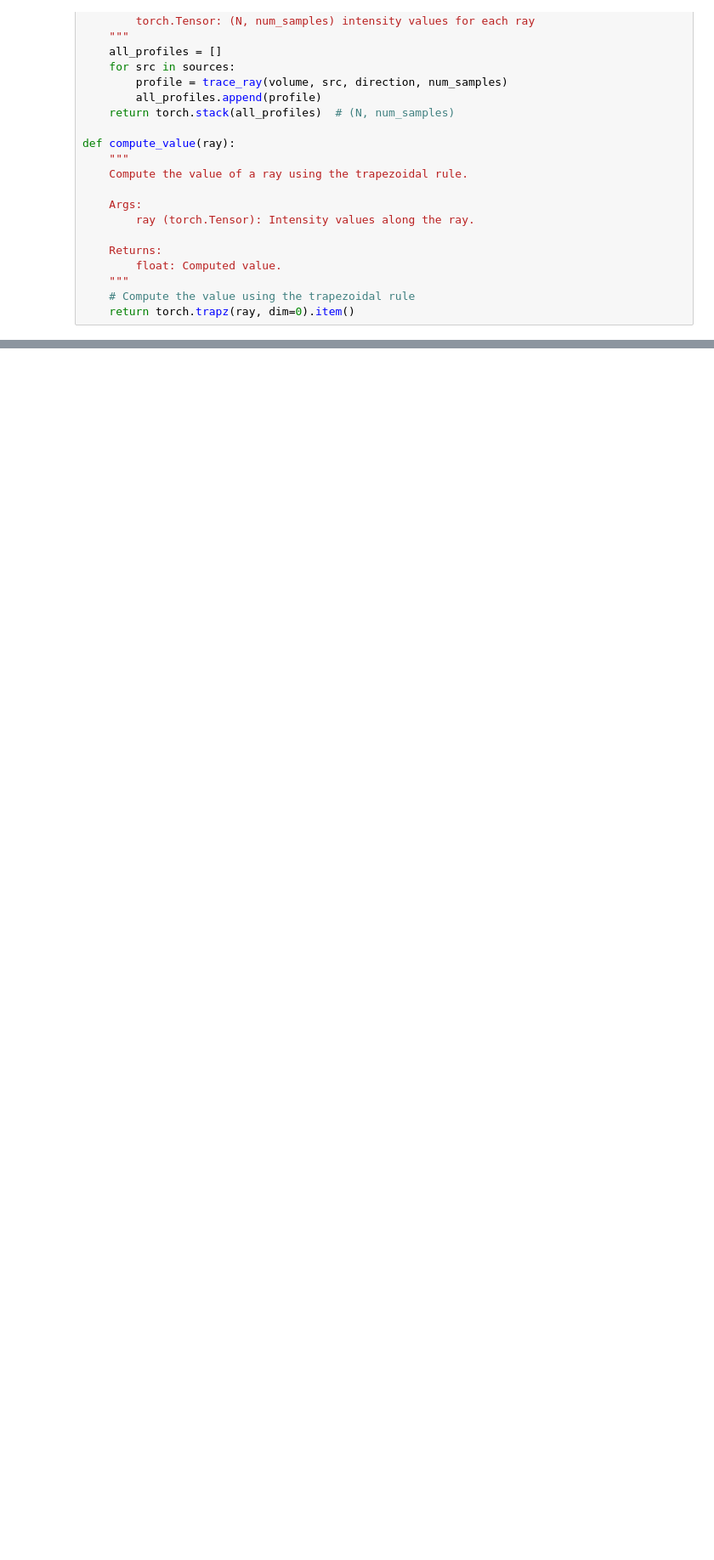
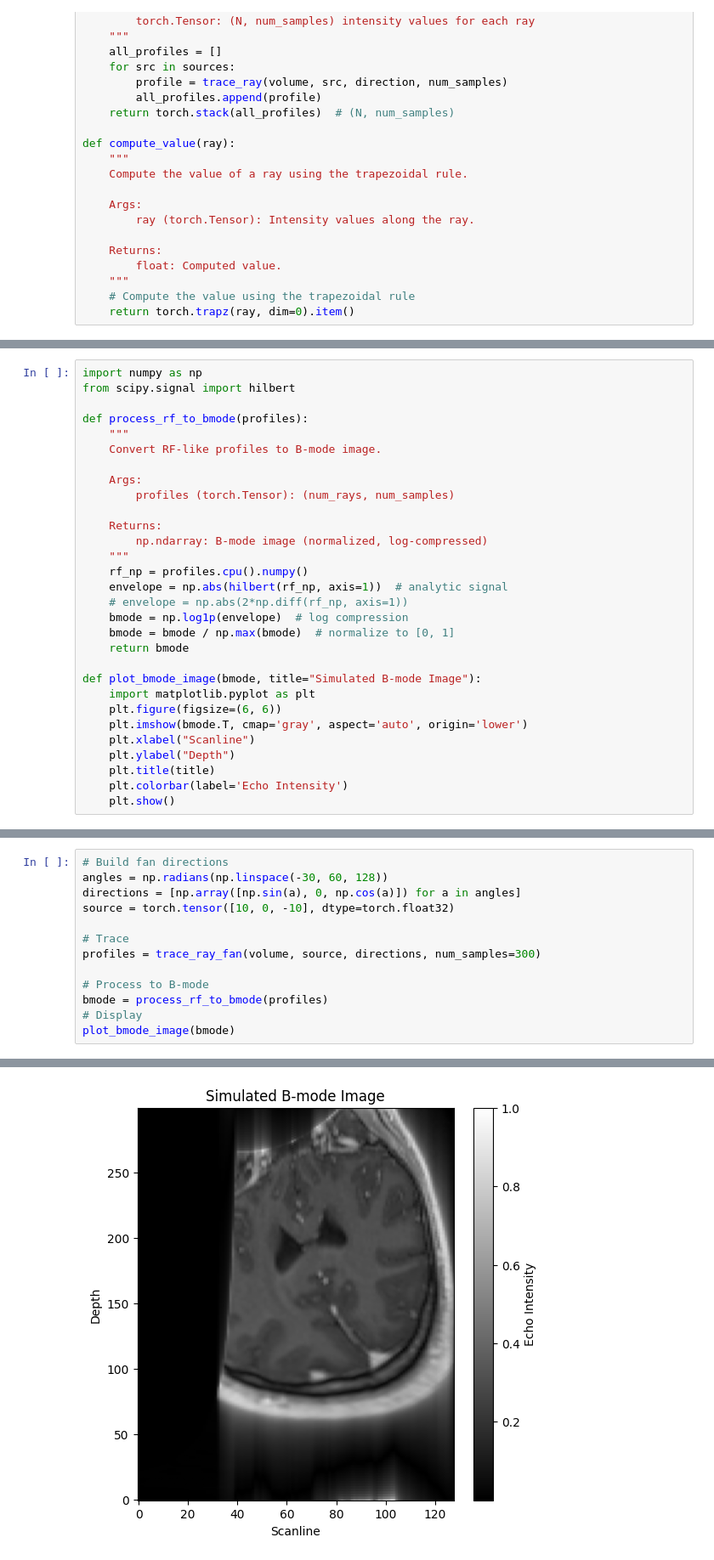
Before and after one commit to gduguey/DiffUS, a Jupyter notebook: notebooks/renderer.ipynb, the cells around one changed output, grey strips where cells are left out. Shown at 85% size. Cells and saved outputs as stored; diff of their text form; blank space fills up the shorter version.

```diff
--- a/notebooks/renderer.ipynb
+++ b/notebooks/renderer.ipynb
@@ -157,0 +201,30 @@ TypeError: expected Tensor as element 1 in argument 0, but got list
+# %%
+import numpy as np
+from scipy.signal import hilbert
+
+def process_rf_to_bmode(profiles):
+    """
+    Convert RF-like profiles to B-mode image.
+
+    Args:
+        profiles (torch.Tensor): (num_rays, num_samples)
+
+    Returns:
+        np.ndarray: B-mode image (normalized, log-compressed)
+    """
+    rf_np = profiles.cpu().numpy()
+    envelope = np.abs(hilbert(rf_np, axis=1))  # analytic signal
+    # envelope = np.abs(2*np.diff(rf_np, axis=1))
+    bmode = np.log1p(envelope)  # log compression
+    bmode = bmode / np.max(bmode)  # normalize to [0, 1]
+    return bmode
+
+def plot_bmode_image(bmode, title="Simulated B-mode Image"):
+    import matplotlib.pyplot as plt
+    plt.figure(figsize=(6, 6))
+    plt.imshow(bmode.T, cmap='gray', aspect='auto', origin='lower')
+    plt.xlabel("Scanline")
+    plt.ylabel("Depth")
+    plt.title(title)
+    plt.colorbar(label='Echo Intensity')
+    plt.show()
@@ -157,0 +233,14 @@ TypeError: expected Tensor as element 1 in argument 0, but got list
+# %%
+# Build fan directions
+angles = np.radians(np.linspace(-30, 60, 128))
+directions = [np.array([np.sin(a), 0, np.cos(a)]) for a in angles]
+source = torch.tensor([10, 0, -10], dtype=torch.float32)
+
+# Trace
+profiles = trace_ray_fan(volume, source, directions, num_samples=300)
+
+# Process to B-mode
+bmode = process_rf_to_bmode(profiles)
+# Display
+plot_bmode_image(bmode)
+# %% [output]
@@ -157,0 +251 @@ TypeError: expected Tensor as element 1 in argument 0, but got list
+[figure, added]
```
Also changed, not shown: parts of 12 cells of this notebook.
